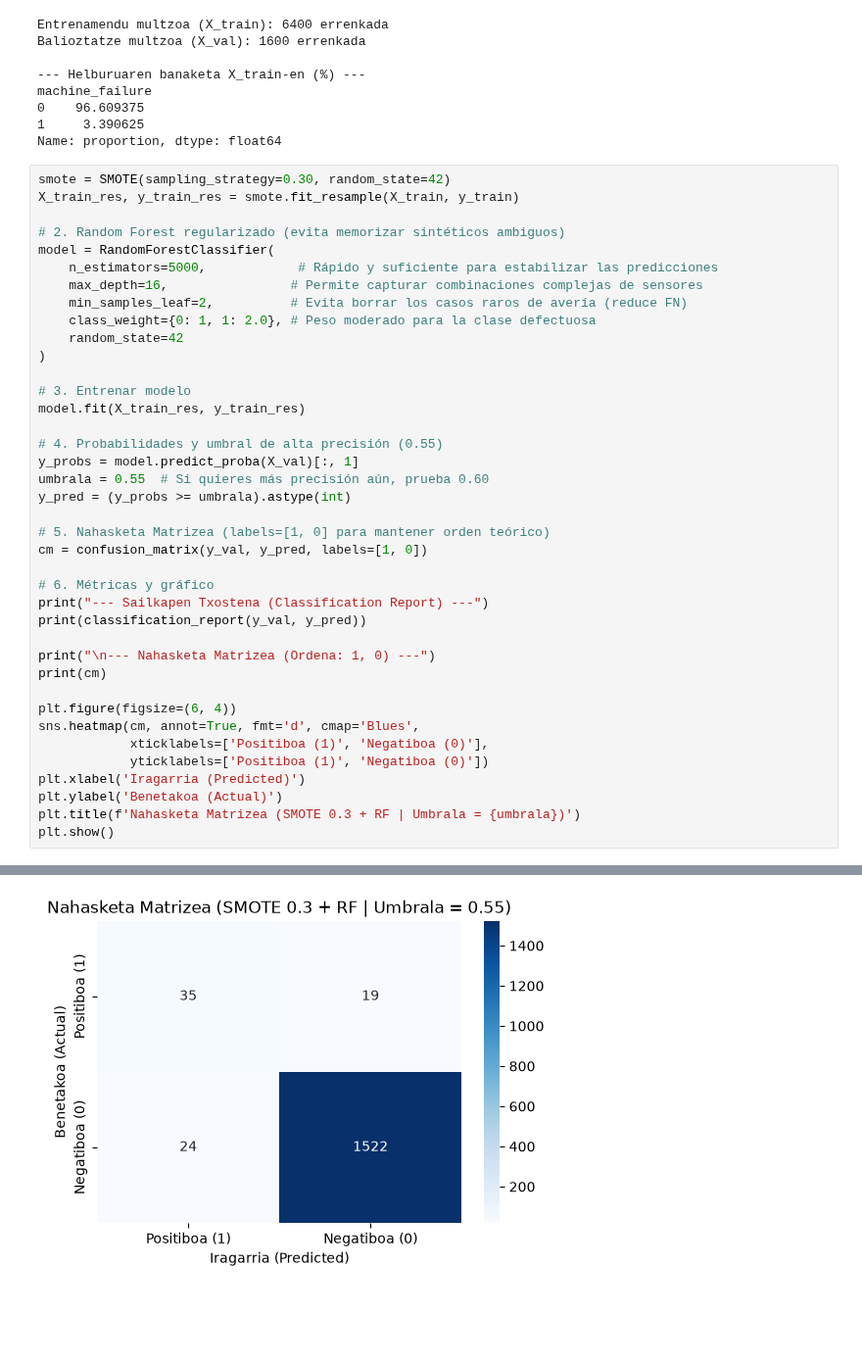
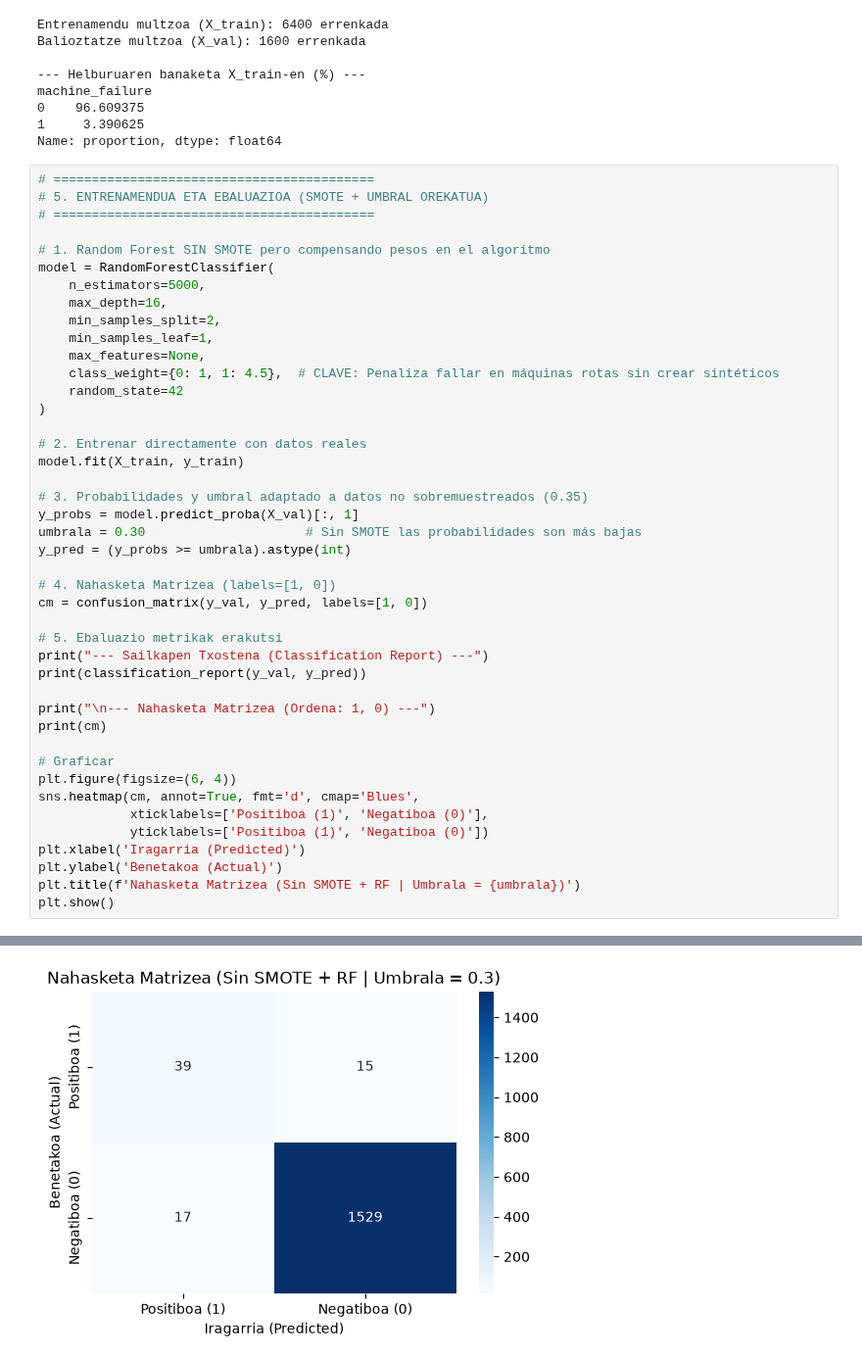
Before and after one commit to AABD-Ethazi-2627/T3-erronka1, a Jupyter notebook: notebooks/02_training_TEMPLATE.ipynb, the cells around one changed output, grey strips where cells are left out. Shown at 98% size. Drawn from its saved outputs; the diff is of its cells as text; blank space fills up the shorter version.

```diff
--- a/notebooks/02_training_TEMPLATE.ipynb
+++ b/notebooks/02_training_TEMPLATE.ipynb
@@ -299,43 +299,47 @@ machine_failure
 1     3.390625
 Name: proportion, dtype: float64
 # %%
-smote = SMOTE(sampling_strategy=0.30, random_state=42)
-X_train_res, y_train_res = smote.fit_resample(X_train, y_train)
+# ==========================================
+# 5. ENTRENAMENDUA ETA EBALUAZIOA (SMOTE + UMBRAL OREKATUA)
+# ==========================================
 
-# 2. Random Forest regularizado (evita memorizar sintéticos ambiguos)
+# 1. Random Forest SIN SMOTE pero compensando pesos en el algoritmo
 model = RandomForestClassifier(
-    n_estimators=5000,            # Rápido y suficiente para estabilizar las predicciones
-    max_depth=16,                # Permite capturar combinaciones complejas de sensores
-    min_samples_leaf=2,          # Evita borrar los casos raros de avería (reduce FN)
-    class_weight={0: 1, 1: 2.0}, # Peso moderado para la clase defectuosa
+    n_estimators=5000,
+    max_depth=16,
+    min_samples_split=2,
+    min_samples_leaf=1,
+    max_features=None,
+    class_weight={0: 1, 1: 4.5},  # CLAVE: Penaliza fallar en máquinas rotas sin crear sintéticos
     random_state=42
 )
 
-# 3. Entrenar modelo
-model.fit(X_train_res, y_train_res)
+# 2. Entrenar directamente con datos reales
+model.fit(X_train, y_train)
 
-# 4. Probabilidades y umbral de alta precisión (0.55)
+# 3. Probabilidades y umbral adaptado a datos no sobremuestreados (0.35)
 y_probs = model.predict_proba(X_val)[:, 1]
-umbrala = 0.55  # Si quieres más precisión aún, prueba 0.60
+umbrala = 0.30                     # Sin SMOTE las probabilidades son más bajas
 y_pred = (y_probs >= umbrala).astype(int)
 
-# 5. Nahasketa Matrizea (labels=[1, 0] para mantener orden teórico)
+# 4. Nahasketa Matrizea (labels=[1, 0])
 cm = confusion_matrix(y_val, y_pred, labels=[1, 0])
 
-# 6. Métricas y gráfico
+# 5. Ebaluazio metrikak erakutsi
 print("--- Sailkapen Txostena (Classification Report) ---")
 print(classification_report(y_val, y_pred))
 
 print("\n--- Nahasketa Matrizea (Ordena: 1, 0) ---")
 print(cm)
 
+# Graficar
 plt.figure(figsize=(6, 4))
 sns.heatmap(cm, annot=True, fmt='d', cmap='Blues',
             xticklabels=['Positiboa (1)', 'Negatiboa (0)'],
             yticklabels=['Positiboa (1)', 'Negatiboa (0)'])
 plt.xlabel('Iragarria (Predicted)')
 plt.ylabel('Benetakoa (Actual)')
-plt.title(f'Nahasketa Matrizea (SMOTE 0.3 + RF | Umbrala = {umbrala})')
+plt.title(f'Nahasketa Matrizea (Sin SMOTE + RF | Umbrala = {umbrala})')
 plt.show()
 # %% [output]
 --- Sailkapen Txostena (Classification Report) ---
@@ -355 +359 @@ weighted avg       0.97      0.97      0.97      1600
-[figure, old version]
+[figure, new version]
```
Also changed, not shown: parts of 2 cells of this notebook.
